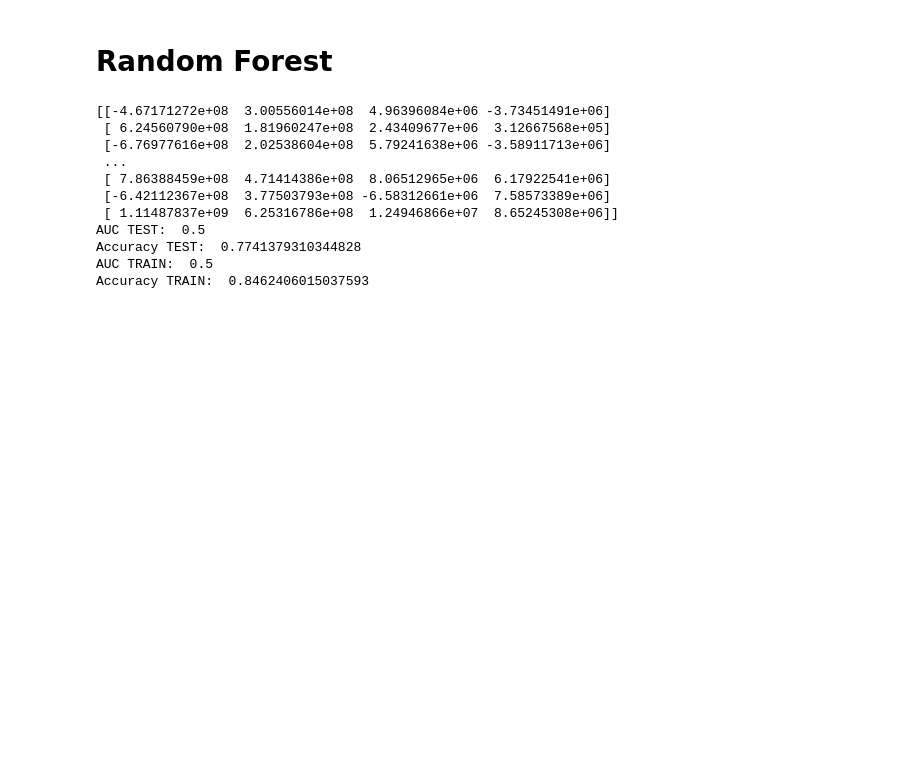
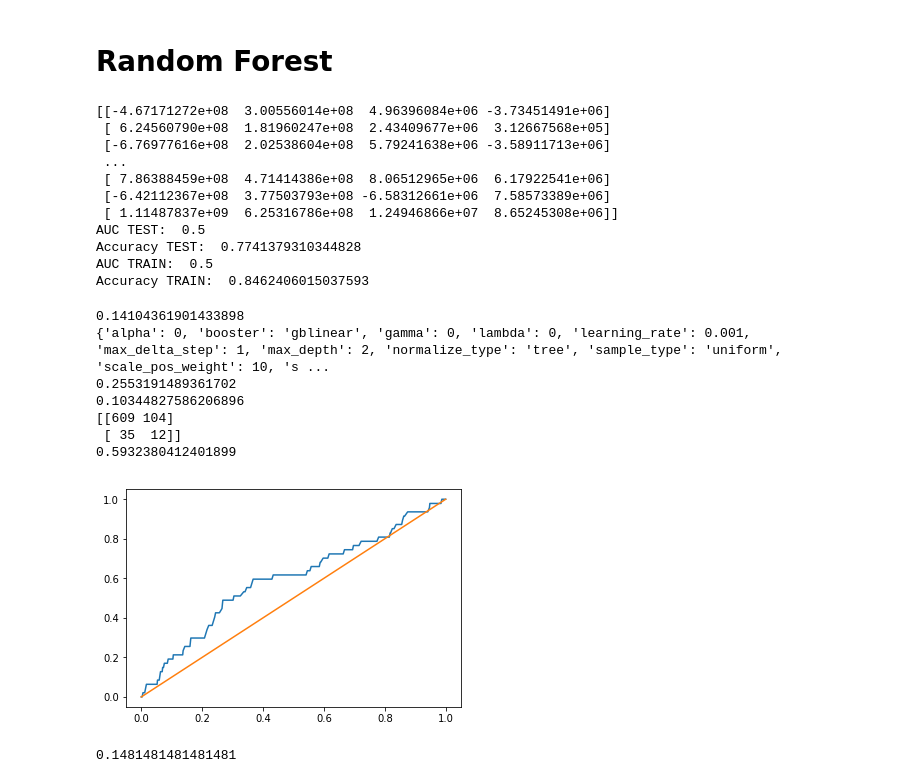
Before and after one commit to sabburi/isye7406-project, a Jupyter notebook: src/eda.ipynb, the cells around one changed output. Saved outputs shown, nothing was run; the diff lists cells and outputs as text; code cells hidden in the pictures; blank space fills up the shorter version.

```diff
--- a/src/eda.ipynb
+++ b/src/eda.ipynb
@@ -213,3 +264,64 @@ AUC TEST:  0.5
 Accuracy TEST:  0.7741379310344828
 AUC TRAIN:  0.5
 Accuracy TRAIN:  0.8462406015037593
+# %%
+from xgboost import XGBClassifier
+from sklearn.model_selection import GridSearchCV, TimeSeriesSplit
+from sklearn.metrics import accuracy_score, precision_score, recall_score, confusion_matrix, roc_auc_score, explained_variance_score, roc_curve
+
+
+param_dict = {'learning_rate': [0.1, 0.001],
+              'gamma': [0, 1],
+              'max_depth': [2, 3, 4, 5, 6],
+              'max_delta_step': [1, 10],
+              'subsample': [0.5, 0.8],
+              'scale_pos_weight':[8, 10],
+              'lambda': [0, 1],
+              'sample_type': ['uniform'],
+              'normalize_type': ['tree'],
+              'alpha': [0, 1],
+              'booster': ['gblinear', 'dart']}
+
+split_indices = [list(range(352*i , 352*(i+1))) for i in range(7)]
+
+X_train = X_train_pca
+X_test = X_test_pca
+
+tcv = TimeSeriesSplit(n_splits=3)
+
+model = GridSearchCV(XGBClassifier(), param_dict, n_jobs=-1, cv=tcv.split(X_train), scoring='f1')
+
+model.fit(X_train, y_train)
+
+print(model.best_score_)
+
+print(model.best_params_)
+
+pr = model.predict(X_test)
+
+print(precision_score(pr, y_test))
+
+print(recall_score(pr, y_test))
+
+print(confusion_matrix(y_test, pr))
+
+fig, ax = plt.subplots()
+fpr, tpr, thr = roc_curve(y_test, model.predict_proba(X_test)[:, 1])
+_ = ax.plot(fpr, tpr)
+_ = ax.plot(np.arange(0, 1.1, 0.1), np.arange(0, 1.1, 0.1))
+
+print(roc_auc_score(y_test, model.predict_proba(X_test)[:, 1]))
+# %% [output]
+0.14104361901433898
+{'alpha': 0, 'booster': 'gblinear', 'gamma': 0, 'lambda': 0, 'learning_rate': 0.001, 'max_delta_step': 1, 'max_depth': 2, 'normalize_type': 'tree', 'sample_type': 'uniform', 'scale_pos_weight': 10, 's ...
+0.2553191489361702
+0.10344827586206896
+[[609 104]
+ [ 35  12]]
+0.5932380412401899
+[figure, added]
+# %%
+from sklearn.metrics import f1_score
+print(f1_score(y_test, model.predict(X_test)))
+# %% [output]
+0.1481481481481481
```
Also changed, not shown: parts of 8 cells of this notebook.
